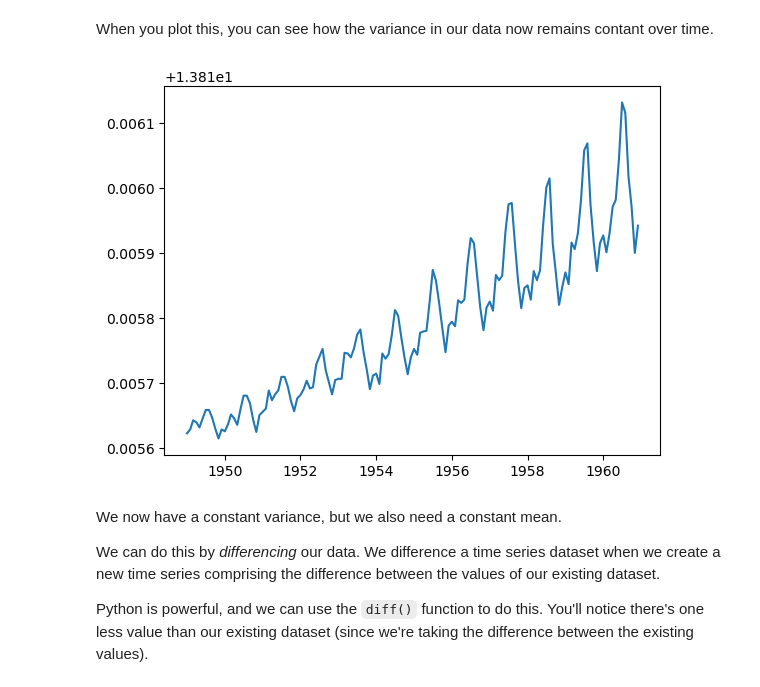
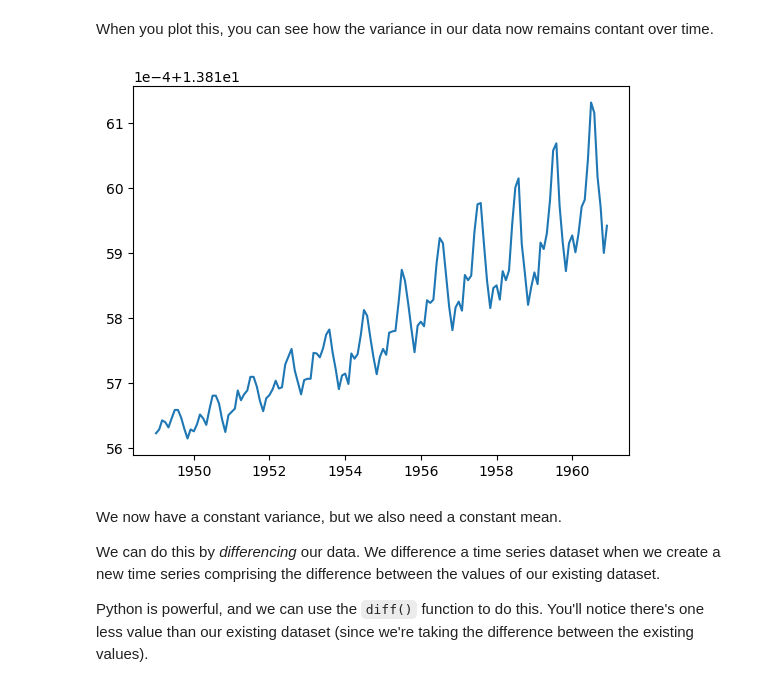
Before and after one commit to hao-udoin/Springboard-data-science, a Jupyter notebook: 20.1 Time Series/Cowboy Cigarettes Case Study - Tier 3.ipynb, the cells around one changed output. Cells and saved outputs as stored; diff of their text form; code cells hidden in the pictures.

```diff
--- a/20.1 Time Series/Cowboy Cigarettes Case Study - Tier 3.ipynb
+++ b/20.1 Time Series/Cowboy Cigarettes Case Study - Tier 3.ipynb
@@ -283,9 +319,10 @@ log_y = np.log(y)
 When you plot this, you can see how the variance in our data now remains contant over time.
 # %%
 plt.plot(cigData.index, log_y)
+plt.ticklabel_format(axis='y',style='sci',scilimits=(0,0))
 plt.show()
 # %% [output]
-[figure, old version]
+[figure, new version]
 # %% [markdown]
 We now have a constant variance, but we also need a constant mean.
 
```
Also changed, not shown: parts of 18 cells of this notebook, 1 other file.
